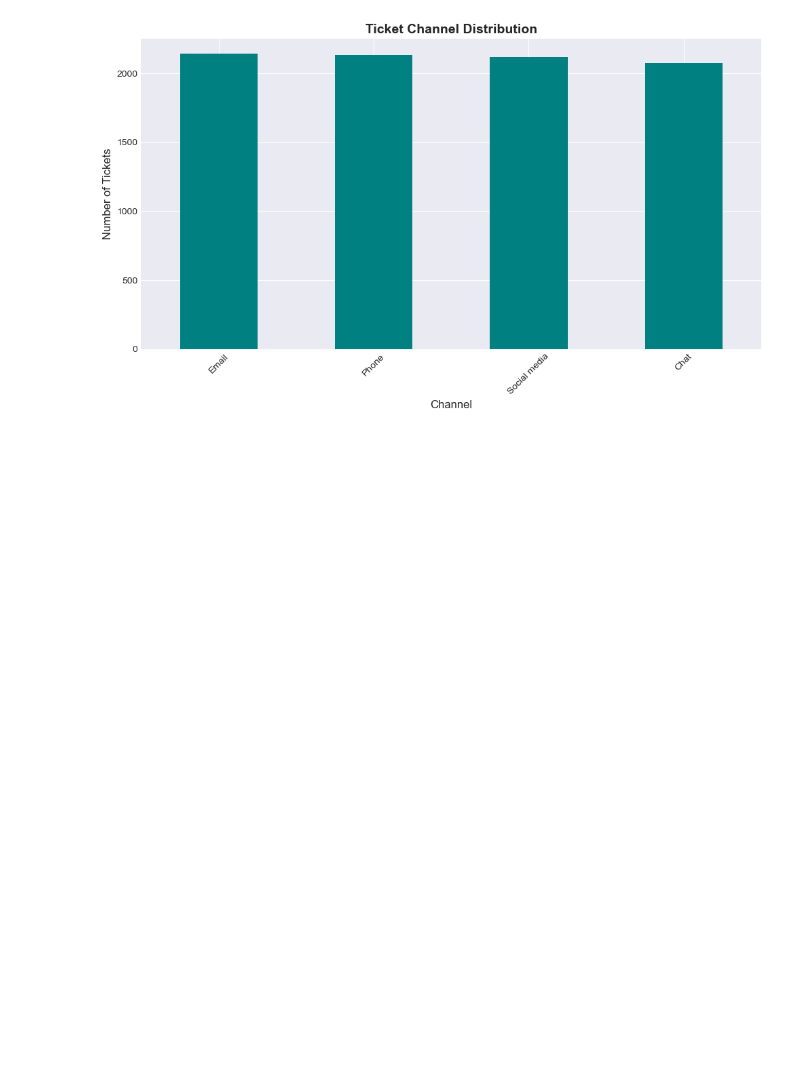
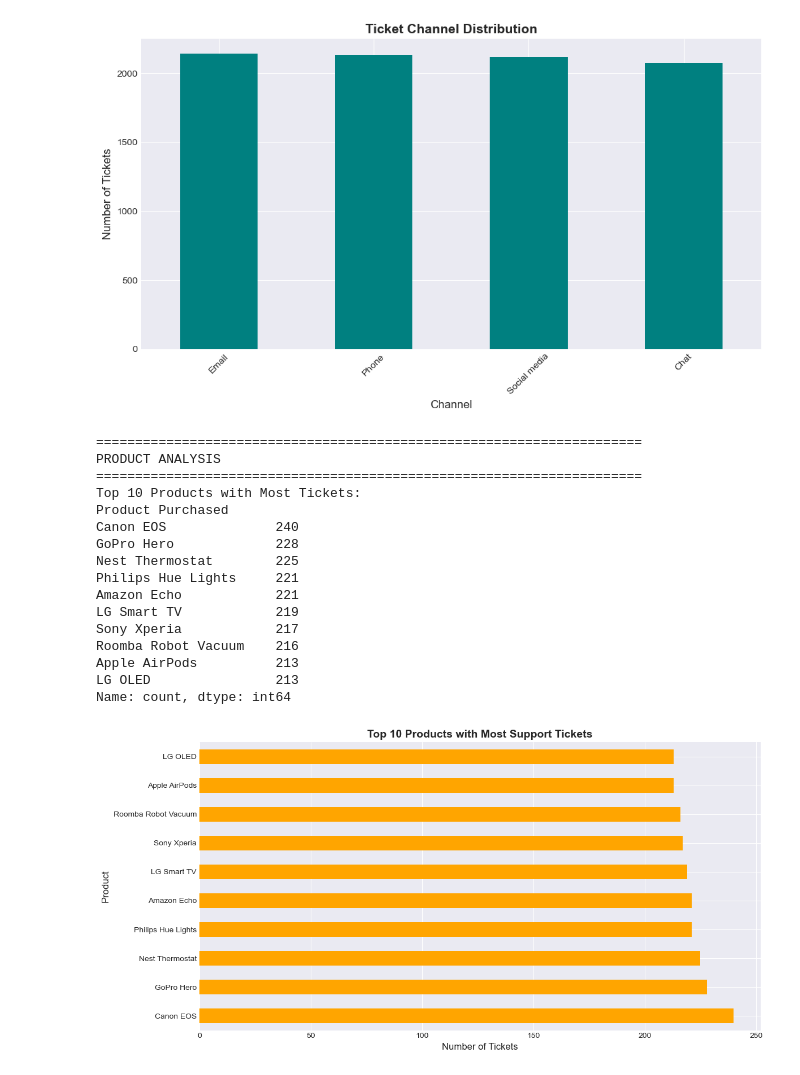
Before and after one commit to HoodaVishal/Intelligent-Customer-Support-System, a Jupyter notebook: notebooks/01_Data_Exploration.ipynb, the cells around one changed output. Cells and saved outputs as stored; diff of their text form; code cells hidden in the pictures; blank space fills up the shorter version.

Commit message:
Add: Distribution of Tickets Support

```diff
--- a/notebooks/01_Data_Exploration.ipynb
+++ b/notebooks/01_Data_Exploration.ipynb
@@ -430,3 +430,41 @@ Phone: 25.2%
 Social media: 25.0%
 Chat: 24.5%
 [figure]
+# %%
+# Product Analysis
+print('=' * 70)
+print('PRODUCT ANALYSIS')
+print('=' * 70)
+
+if 'Product Purchased' in tickets.columns:
+    print('Top 10 Products with Most Tickets:')
+    product_counts = tickets['Product Purchased'].value_counts().head(10)
+    print(product_counts)
+    print()
+
+    # Visualization
+    plt.figure(figsize = (12, 6))
+    product_counts.plot(kind = 'barh', color = 'orange')
+    plt.xlabel('Number of Tickets', fontsize = 12)
+    plt.ylabel('Product', fontsize = 12)
+    plt.title('Top 10 Products with Most Support Tickets', fontsize = 14, fontweight = 'bold')
+    plt.tight_layout()
+    plt.show()
+# %% [output]
+======================================================================
+PRODUCT ANALYSIS
+======================================================================
+Top 10 Products with Most Tickets:
+Product Purchased
+Canon EOS              240
+GoPro Hero             228
+Nest Thermostat        225
+Philips Hue Lights     221
+Amazon Echo            221
+LG Smart TV            219
+Sony Xperia            217
+Roomba Robot Vacuum    216
+Apple AirPods          213
+LG OLED                213
+Name: count, dtype: int64
+[figure, added]
```
